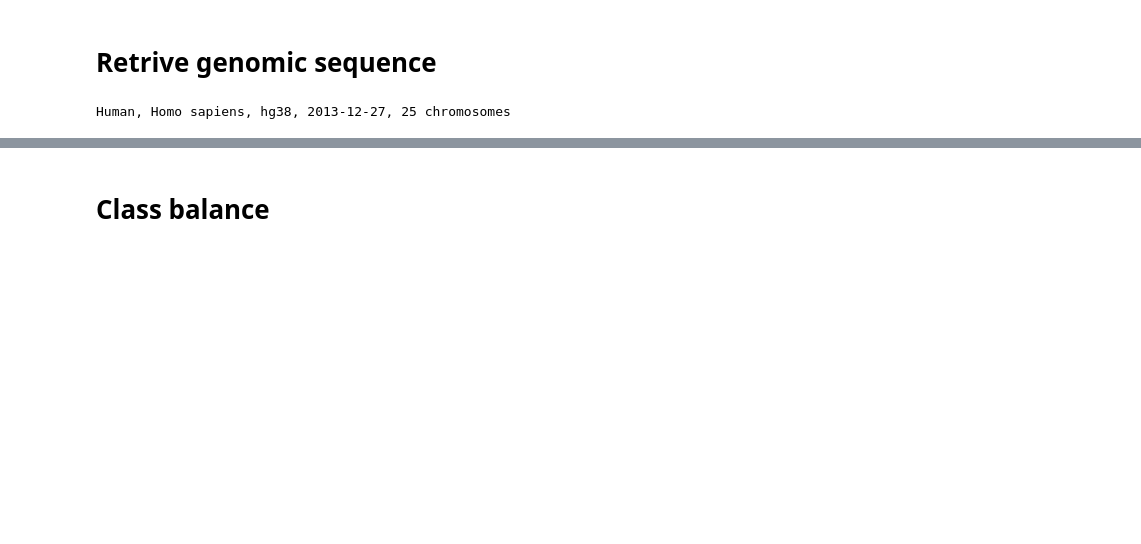
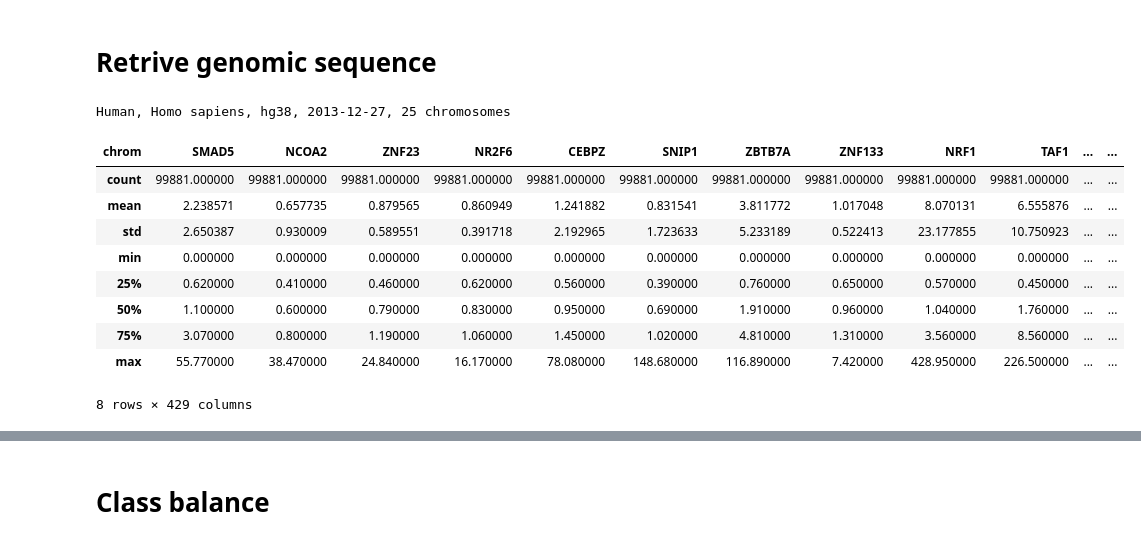
Before and after one commit to Stefano-t/multimodal-k562-cell-line-prediction, a Jupyter notebook: k562_prediction.ipynb, the cells around one changed output, grey strips where cells are left out. Drawn from its saved outputs; the diff is of its cells as text; code cells hidden in the pictures; blank space fills up the shorter version.

```diff
--- a/k562_prediction.ipynb
+++ b/k562_prediction.ipynb
@@ -38,7 +38,16 @@ aeie_X, aeie_y = active_enhancers_vs_inactive_enhancers(
     cell_line=cell_line,
     assembly=genome_assembly,
     window_size=window_size,
-    root="/content/drive/MyDrive/bio-data/",
+    #root="/content/drive/MyDrive/bio-data/",
+    verbose=1,
+    binarize=True
+)
+
+apip_X, apip_y = active_promoters_vs_inactive_promoters(
+    cell_line=cell_line,
+    assembly=genome_assembly,
+    window_size=window_size,
+    #root="/content/drive/MyDrive/bio-data/",
     verbose=1,
     binarize=True
 )
@@ -83,3 +92,16 @@ aeie_X.describe()
 aeie_y
 # %%
 aeie_y.describe()
+# %%
+apip_X.describe()
+# %% [output]
+| chrom | SMAD5 | NCOA2 | ZNF23 | NR2F6 | CEBPZ | SNIP1 | ZBTB7A | ZNF133 | NRF1 | TAF1 | ... | ... |
+| count | 99881.000000 | 99881.000000 | 99881.000000 | 99881.000000 | 99881.000000 | 99881.000000 | 99881.000000 | 99881.000000 | 99881.000000 | 99881.000000 | ... | ... |
+| mean | 2.238571 | 0.657735 | 0.879565 | 0.860949 | 1.241882 | 0.831541 | 3.811772 | 1.017048 | 8.070131 | 6.555876 | ... | ... |
+| std | 2.650387 | 0.930009 | 0.589551 | 0.391718 | 2.192965 | 1.723633 | 5.233189 | 0.522413 | 23.177855 | 10.750923 | ... | ... |
+| min | 0.000000 | 0.000000 | 0.000000 | 0.000000 | 0.000000 | 0.000000 | 0.000000 | 0.000000 | 0.000000 | 0.000000 | ... | ... |
+| 25% | 0.620000 | 0.410000 | 0.460000 | 0.620000 | 0.560000 | 0.390000 | 0.760000 | 0.650000 | 0.570000 | 0.450000 | ... | ... |
+| 50% | 1.100000 | 0.600000 | 0.790000 | 0.830000 | 0.950000 | 0.690000 | 1.910000 | 0.960000 | 1.040000 | 1.760000 | ... | ... |
+| 75% | 3.070000 | 0.800000 | 1.190000 | 1.060000 | 1.450000 | 1.020000 | 4.810000 | 1.310000 | 3.560000 | 8.560000 | ... | ... |
+| max | 55.770000 | 38.470000 | 24.840000 | 16.170000 | 78.080000 | 148.680000 | 116.890000 | 7.420000 | 428.950000 | 226.500000 | ... | ... |
+8 rows × 429 columns
```
Also changed, not shown: parts of 8 cells of this notebook, 1 other file.
